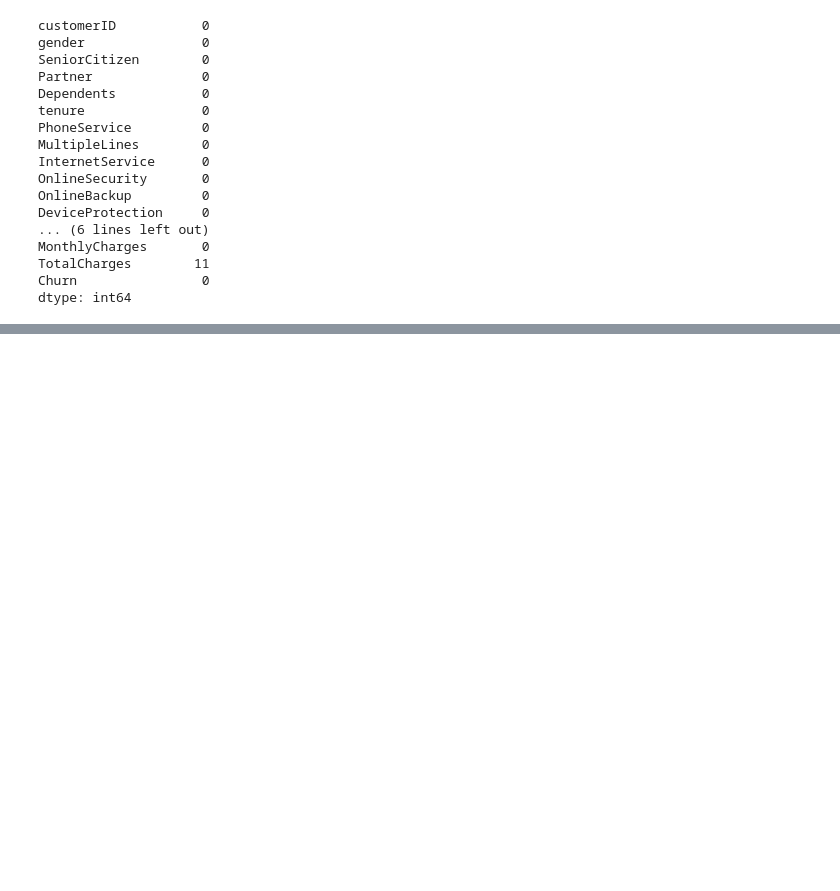
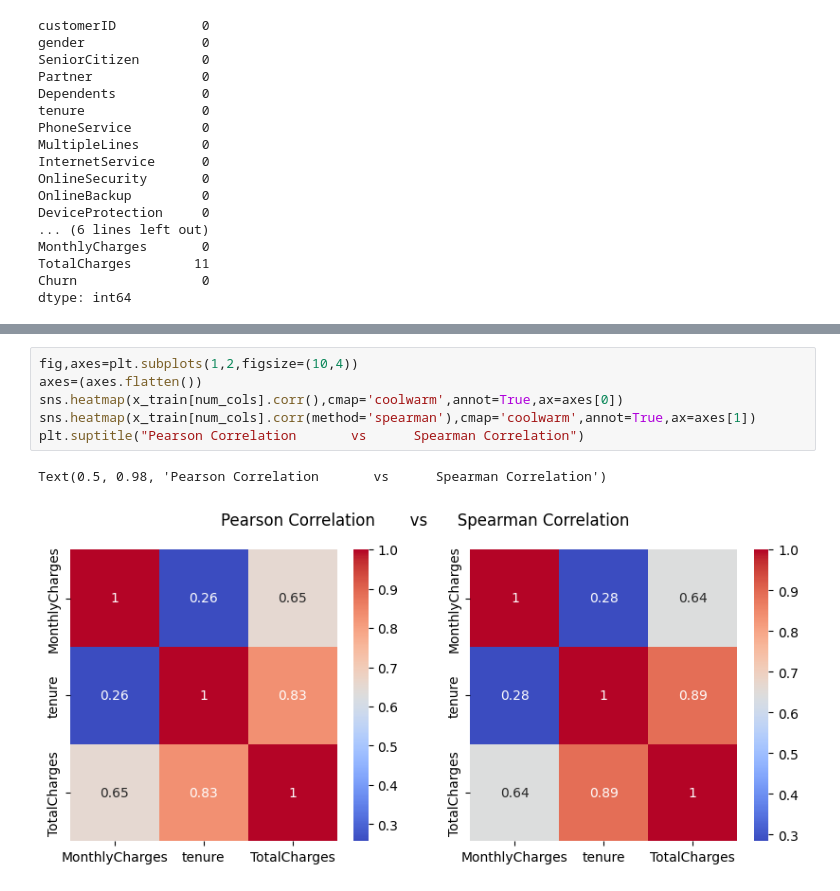
Before and after one commit to Umeshuchai/Telecom_Customer_Churn_prediction, a Jupyter notebook: customerchurnprediction.ipynb, the cells around one changed output, grey strips where cells are left out. Cells and saved outputs as stored; diff of their text form; blank space fills up the shorter version.

```diff
--- a/customerchurnprediction.ipynb
+++ b/customerchurnprediction.ipynb
@@ -236,0 +139,9 @@ Predicted result(Churn) at index 888 : No
+# %%
+fig,axes=plt.subplots(1,2,figsize=(10,4))
+axes=(axes.flatten())
+sns.heatmap(x_train[num_cols].corr(),cmap='coolwarm',annot=True,ax=axes[0])
+sns.heatmap(x_train[num_cols].corr(method='spearman'),cmap='coolwarm',annot=True,ax=axes[1])
+plt.suptitle("Pearson Correlation       vs      Spearman Correlation")
+# %% [output]
+Text(0.5, 0.98, 'Pearson Correlation       vs      Spearman Correlation')
+[figure, added]
```
Also changed, not shown: parts of 40 cells of this notebook, 1 other file.
